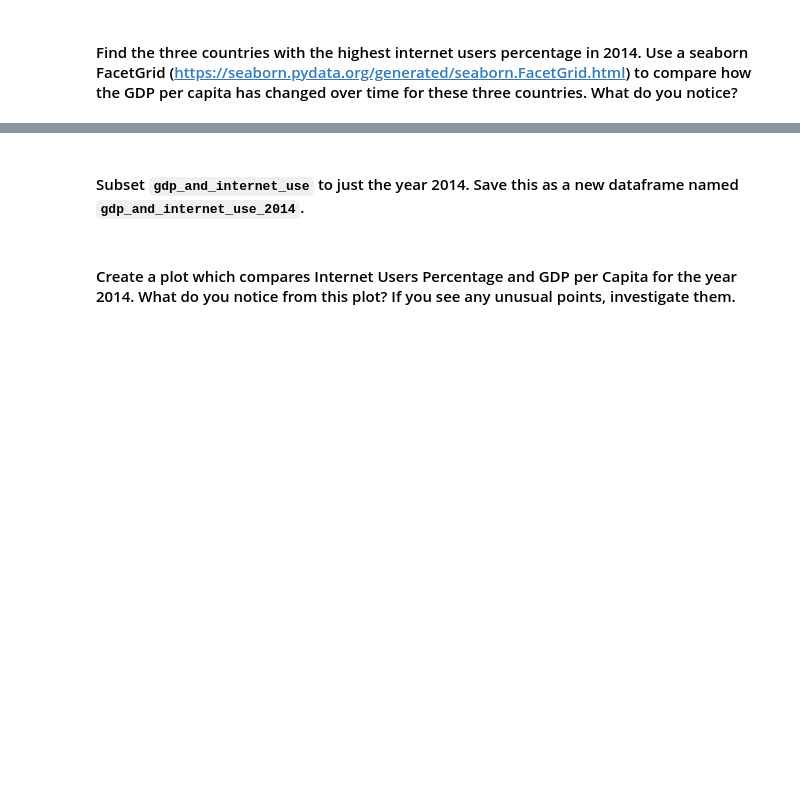
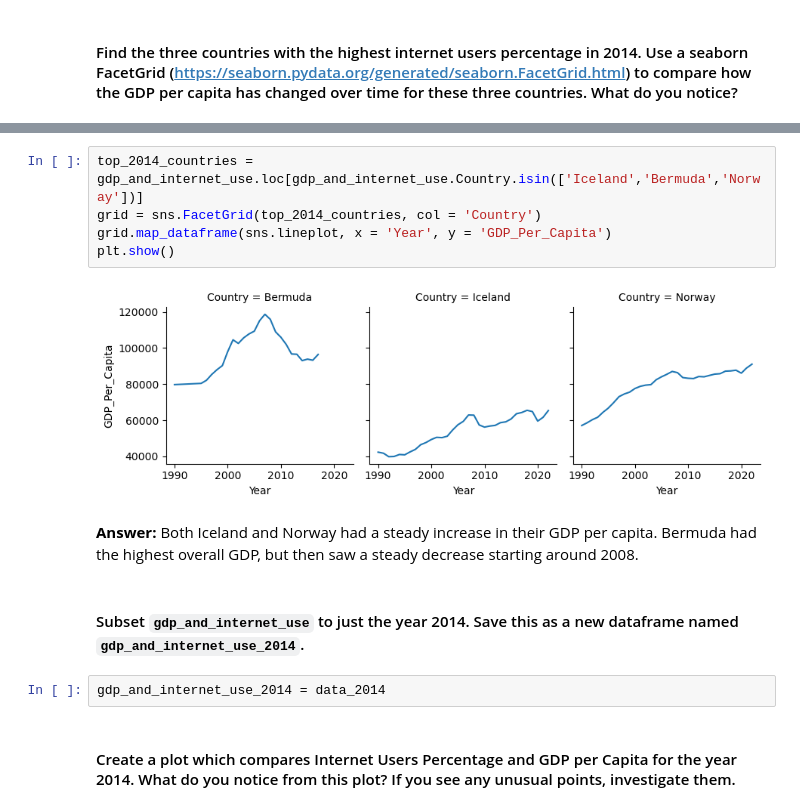
Before and after one commit to NSS-Data-Analytics-Cohort-17/un-datasets-buterabuilds, a Jupyter notebook: notebooks/un_dataproject.ipynb, the cells around one changed output, grey strips where cells are left out. Cells and saved outputs as stored; diff of their text form; blank space fills up the shorter version.

```diff
--- a/notebooks/un_dataproject.ipynb
+++ b/notebooks/un_dataproject.ipynb
@@ -393,4 +410,15 @@ gdp_and_internet_use.tail()
+# %%
+top_2014_countries = gdp_and_internet_use.loc[gdp_and_internet_use.Country.isin(['Iceland','Bermuda','Norway'])]
+grid = sns.FacetGrid(top_2014_countries, col = 'Country')
+grid.map_dataframe(sns.lineplot, x = 'Year', y = 'GDP_Per_Capita')
+plt.show()
+# %% [output]
+[figure, added]
+# %% [markdown]
+**Answer:** Both Iceland and Norway had a steady increase in their GDP per capita. Bermuda had the highest overall GDP, but then saw a steady decrease starting around 2008.
 # %% [markdown]
 #### Subset `gdp_and_internet_use` to just the year 2014. Save this as a new dataframe named `gdp_and_internet_use_2014`.
+# %%
+gdp_and_internet_use_2014 = data_2014
 # %% [markdown]
 #### Create a plot which compares Internet Users Percentage and GDP per Capita for the year 2014. What do you notice from this plot? If you see any unusual points, investigate them.
```
Also changed, not shown: parts of 7 cells of this notebook.
